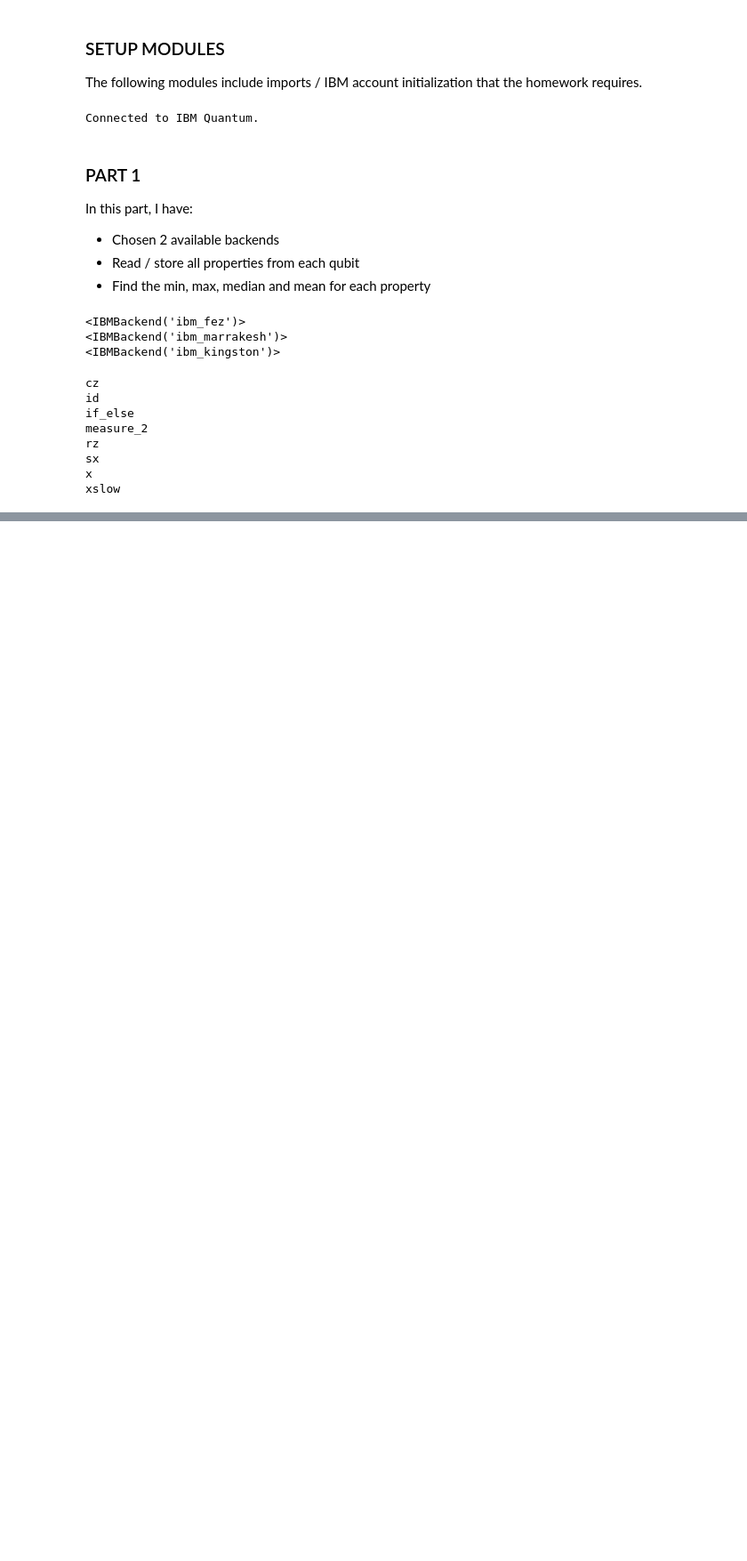
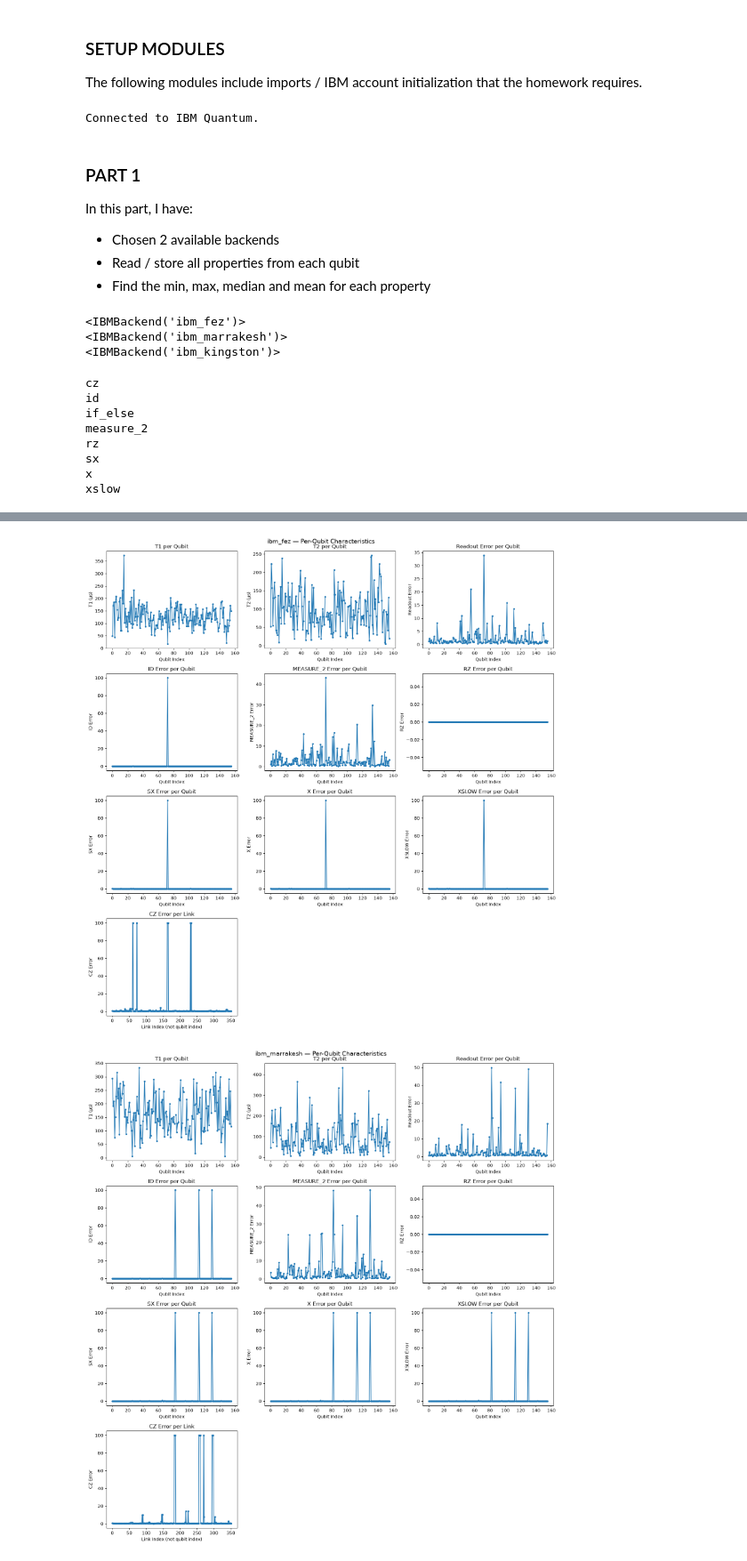
Before and after one commit to Adiro777/IBM-Backend-Properties-and-GHZ-Scaling, a Jupyter notebook: HW1 - IBM Backend Properties and GHZ Scaling.ipynb, the cells around one changed output, grey strips where cells are left out. Shown at 89% size. Saved outputs shown, nothing was run; the diff lists cells and outputs as text; code cells hidden in the pictures; blank space fills up the shorter version.

```diff
--- a/HW1 - IBM Backend Properties and GHZ Scaling.ipynb
+++ b/HW1 - IBM Backend Properties and GHZ Scaling.ipynb
@@ -249,3 +248,46 @@ IBM MARRAKESH SUMMARY
+# %%
+# ----------------------------------
+# VISUALIZING PER-QUBIT DATA
+# ----------------------------------
+import matplotlib.pyplot as plt
+
+devices = ["ibm_fez", "ibm_marrakesh"]
+
+for device in devices:
+    plots = [
+        ("T1 per Qubit", "T1 (µs)", device_info[device]["T1"], "Qubit Index"),
+        ("T2 per Qubit", "T2 (µs)", device_info[device]["T2"], "Qubit Index"),
+        ("Readout Error per Qubit", "Readout Error", device_info[device]["Readout"], "Qubit Index"),
+    ]
+
+    for gate_name, errors in device_info[device]["SingleQubitGateErrors"].items():
+        plots.append((f"{gate_name.upper()} Error per Qubit", f"{gate_name.upper()} Error", errors, "Qubit Index"))
+
+    for gate_name, errors in device_info[device]["TwoQubitGateErrors"].items():
+        plots.append((f"{gate_name.upper()} Error per Link", f"{gate_name.upper()} Error", errors, "Link Index (not qubit index)"))
+
+    cols = 3
+    rows = -(-len(plots) // cols)  # ceiling division, so extra plots get their own row
+
+    fig, axes = plt.subplots(rows, cols, figsize=(15, 4 * rows))
+    axes = axes.flatten()
+
+    for ax, (title, ylabel, values, xlabel) in zip(axes, plots):
+        ax.plot(values, marker='.', linestyle='-')
+        ax.set_title(title)
+        ax.set_xlabel(xlabel)
+        ax.set_ylabel(ylabel)
+
+    for ax in axes[len(plots):]:
+        ax.axis("off")  # hide any leftover empty subplot slots
+
+    fig.suptitle(f"{device} — Per-Qubit Characteristics", fontsize=14)
+    plt.tight_layout()
+    plt.savefig(f"{device}_per_qubit_characteristics.png", dpi=150, bbox_inches="tight")
+    plt.show()
+# %% [output]
+[figure, added]
+[figure, added]
 # %% [markdown]
 ### PART 2
 In this part, I have:
```
Also changed, not shown: parts of 10 cells of this notebook.
